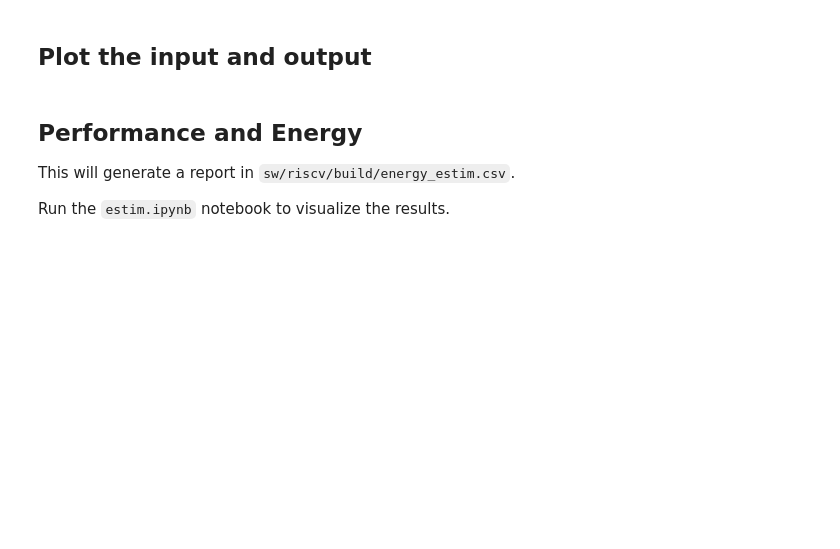
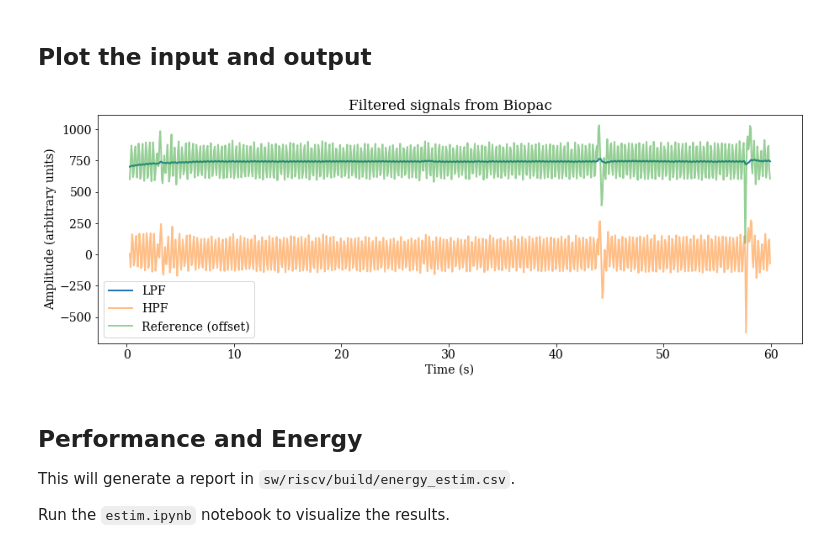
Before and after one commit to esl-epfl/x-heep-femu-sdk, a Jupyter notebook: sw/arm/apps/adc-emu/adc-emu.ipynb, the cells around one changed output. Cells and saved outputs as stored; diff of their text form; code cells hidden in the pictures; blank space fills up the shorter version.

```diff
--- a/sw/arm/apps/adc-emu/adc-emu.ipynb
+++ b/sw/arm/apps/adc-emu/adc-emu.ipynb
@@ -26,0 +29,9 @@ xh = x_heep()
+# %%
+import numpy as np
+from timeseries import Timeseries
+
+# Fixed information on where input and output data should be stored, and in which format
+PATH_IN         = 'in/'
+PATH_OUT        = 'out/'
+EXTENSION_IN    = '.txt'
+EXTENSION_OUT   = '.pkl'
@@ -33,23 +70,16 @@ from timeseries import Timeseries
 MAX_POSSIBLE_DATA_LENGTH    = 2048
 INPUT_DATA_LENGTH           = 800
 
-# Take a pre-generated binary file
-src         = SDK_PATH + 'sw/arm/apps/adc-emu/out/'
-src_name    = 'Raw_Norm_pMean.sub_Norm'
-ext_bin     = '.bin'
-ext_pkl     = '.pkl'
-dst         = APP_PATH
-dst_name    = ADC_BIN_NAME
+# Load the data as a timeseries
+din = Timeseries.load(NB_PATH + PATH_OUT + FILENAME + EXTENSION_OUT)
 
-# Load the data as a timeseries
-din = Timeseries.load(src+src_name+ext_pkl)
 # Turn all values into unsigned by offsetting them
 din.data  += abs(min(din.data))
 
 # To abide by the memory constraint, downsample the signal
 downsample = int(len(din.data)/INPUT_DATA_LENGTH)
-din.data = din.data[::downsample]
-din.time = din.time[::downsample]
+din.data = din.data[INPUT_DATA_LENGTH::downsample]
+din.time = din.time[INPUT_DATA_LENGTH::downsample]
 
 # Export the binary file to the application folder
 din.export_bin(path=APP_PATH, name=ADC_BIN_NAME)
@@ -166,56 +207,51 @@ for s in range(len(raw_series)):
 ## Plot the input and output
 # %%
 import matplotlib.pyplot as plt
-
-# Optioonally add an offset to better visualize the signals
-OFFSET = 0
 
 # make a deep copy to ensure that changes to the list will not affect the one obtained from the output
 import copy
 series = copy.deepcopy(raw_series)
 # Add to the sequence some reference signal
 ts = Timeseries("Reference")
-ts.data = din.data[1:]  + OFFSET
+ts.data = din.data[1:]
 ts.name += " (offset)"
 ts.time = din.time[1:]
 series[0].append(ts)
 
 # Add some time information based on knowledge of what was input and the expected output
 series[0][0].time = ts.time
 series[0][1].time = ts.time
 
-series[0][0].data = series[0][0].data + OFFSET
-series[0][0].name += " (offset)"
+series[0][0].data = series[0][0].data
 
 # Generate subplot to show the results
 plts = len(series)
 plt_height = 5
 
 plt.rcParams["font.family"] = "serif"
-plt.rcParams["font.size"] = 16
+plt.rcParams["font.size"] = 14
 FIG_HEIGHT = 4
 fig, axs = plt.subplots(ncols=plts, figsize=(3*plt_height*plts, plt_height))
-fig.set_figheight (FIG_HEIGHT)
-fig.set_figwidth  (FIG_HEIGHT*1.5)
-
 
 # Plot configurations
 a = [1,0.5,0.5] # Alpha (opacity)
 
 # Plot the desired signals
 for p in range(plts):
     for s in range(len(series[p])):
         ax = axs if len(series) == 1 else axs[p]
         if len(series[p][s].time) > 0:
             ax.plot(series[p][s].time, series[p][s].data,
                     alpha = a[s], linewidth=2)
         else:
             ax.plot(series[p][s].data,
                     alpha = a[s])
-    # ax.legend([seq.name for seq in series[p]])
+    ax.legend([seq.name for seq in series[p]], loc='lower left')
     ax.set_xlabel("Time (s)")
     ax.set_ylabel("Amplitude (arbitrary units)")
-    # ax.set_title(f"Filtered signals from {src_name}")
+    ax.set_title(f"Filtered signals from {FILENAME}")
+# %% [output]
+[figure, added]
 # %% [markdown]
 ## Performance and Energy
 
```
Also changed, not shown: parts of 7 cells of this notebook, 17 other files.
